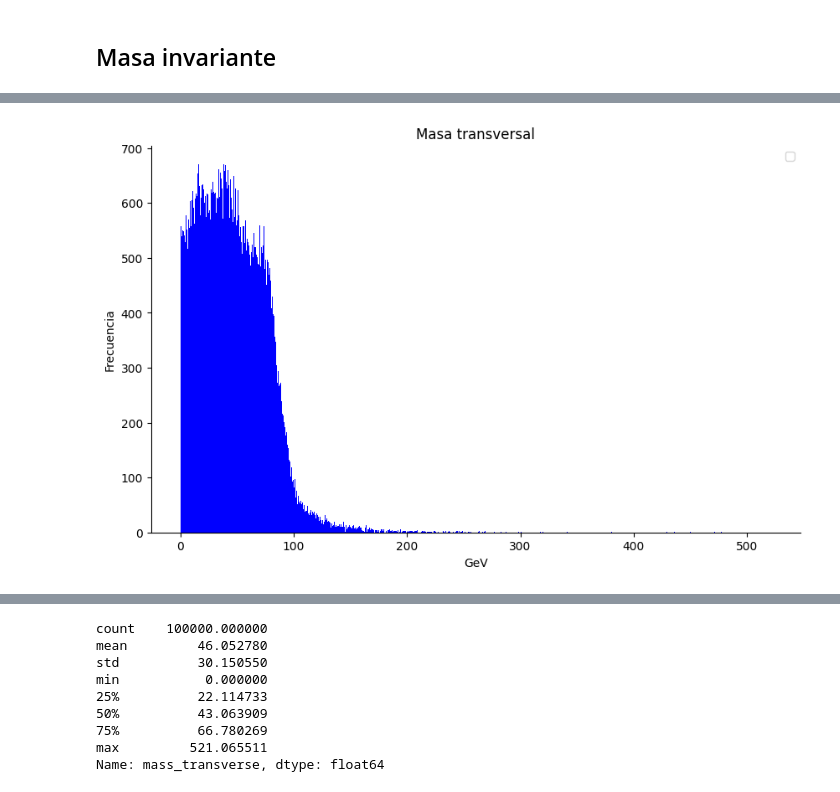
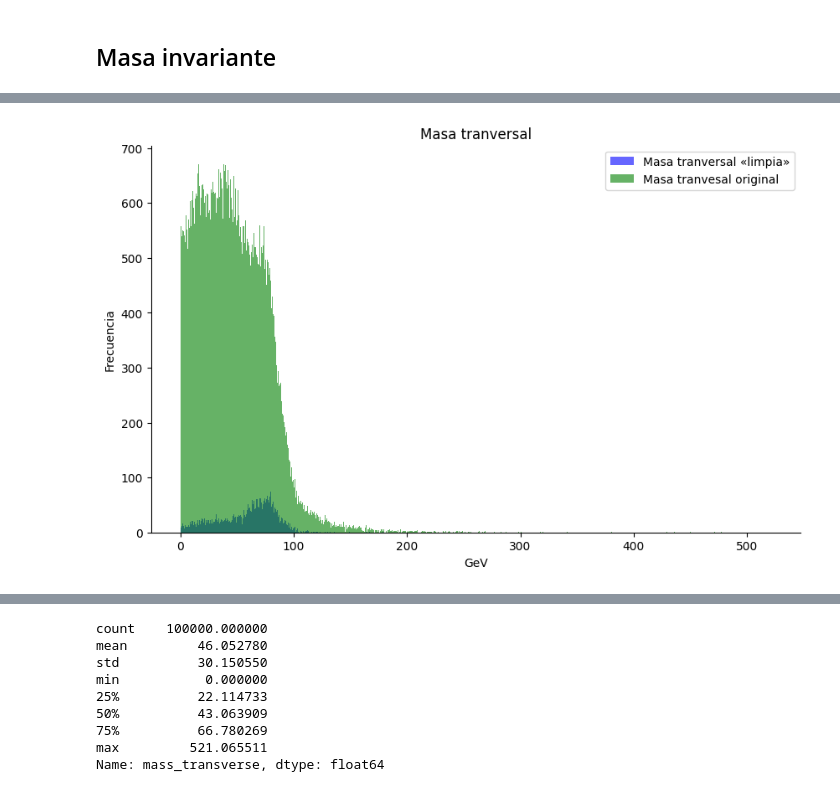
Before and after one commit to ProgramasParaFisicaDeParticulas/blindsampleanalysiswithcsv4-Jorge-1501, a Jupyter notebook: Exploracion.ipynb, the cells around one changed output, grey strips where cells are left out. Drawn from its saved outputs; the diff is of its cells as text; code cells hidden in the pictures.

```diff
--- a/Exploracion.ipynb
+++ b/Exploracion.ipynb
@@ -264 +390,4 @@ particles_sinperdida = particles[ (particles["MET"]) < 6.0	]
+# %%
+# Extraemos el csv
+particles = pd.read_csv('Sample4.csv',delimiter=',')
 # %%
@@ -285,2 +917,13 @@ particles_sinperdida.describe()
+# %%
+particles_EB = particles[(particles["type"] == "EB")]
+particles_HoverE = particles_EB[(particles_EB['HoverE']) == 0]
+particles_Hcal = particles_HoverE[(particles_HoverE['isoHcal']) == 0]
+
+Ecal_mean = np.mean(particles_Hcal['isoEcal'])
+Ecal_std = np.std(particles_Hcal['isoEcal'])
+particles_Ecal = particles_Hcal[(particles_Hcal['isoEcal'].between(Ecal_mean - 1.41*Ecal_std,
+                                                                    Ecal_mean + 1.41*Ecal_std)) ]
+
+particles_isoTrack = particles_Hcal[(particles_Hcal['isoTrack']) == 0 ]
 # %% [markdown]
 ## Masa invariante
@@ -335,3 +929,0 @@ def calculate_invariant_mass(row):
-# %%
-# Aplicar la función al DataFrame
-particles['mass_invariant'] = particles.apply(calculate_invariant_mass, axis=1)
@@ -373,0 +930,6 @@ Name: mass_invariant, dtype: float64
+# %%
+# Paso 1: Calcular la diferencia en el ángulo azimutal
+particles_isoTrack['delta_phi'] = particles_isoTrack['phi'] - particles_isoTrack['phiMET']
+
+# Paso 2: Calcular la masa transversa
+particles_isoTrack['mass_transverse'] = np.sqrt(2 * particles_isoTrack['pt'] * particles_isoTrack['MET'] * (1 - np.cos(particles_isoTrack['delta_phi'])))
@@ -379,20 +952,21 @@ particles['delta_phi'] = particles['phi'] - particles['phiMET']
 particles['mass_transverse'] = np.sqrt(2 * particles['pt'] * particles['MET'] * (1 - np.cos(particles['delta_phi'])))
 # %%
 # Creación de una figura y ejes para los histogramas
-fig, ax = plt.subplots(figsize=(10, 6))
+fig2pt_2, ax2pt_2 = plt.subplots(figsize=(10, 6))
 
 # Gráfica los histogramas
-ax.hist(particles['mass_transverse'], bins=1000, color="Blue")
+ax2pt_2.hist(particles_isoTrack['mass_transverse'], bins=1000, alpha= 0.6, label = "Masa tranversal «limpia»", color="Blue")
+ax2pt_2.hist(particles['mass_transverse'], bins=1000, alpha= 0.6, label = "Masa tranvesal original", color="Green")
 plt.gca().spines[['top', 'right',]].set_visible(False)
 
 # Título y etiquetas
-ax.set_title('Masa transversal')
-ax.set_xlabel('GeV')
-ax.set_ylabel('Frecuencia')
+ax2pt_2.set_title('Masa tranversal')
+ax2pt_2.set_xlabel('GeV')
+ax2pt_2.set_ylabel('Frecuencia')
 
-#plt.xlim(-1,3)
+#plt.xlim(-1,10)
 
-ax.legend()
+ax2pt_2.legend()
 
 # Mostrar la gráfica
 plt.show()
@@ -401 +974 @@ WARNING:matplotlib.legend:No artists with labels found to put in legend.  Note t
-[figure, old version]
+[figure, new version]
```
Also changed, not shown: parts of 82 cells of this notebook.
